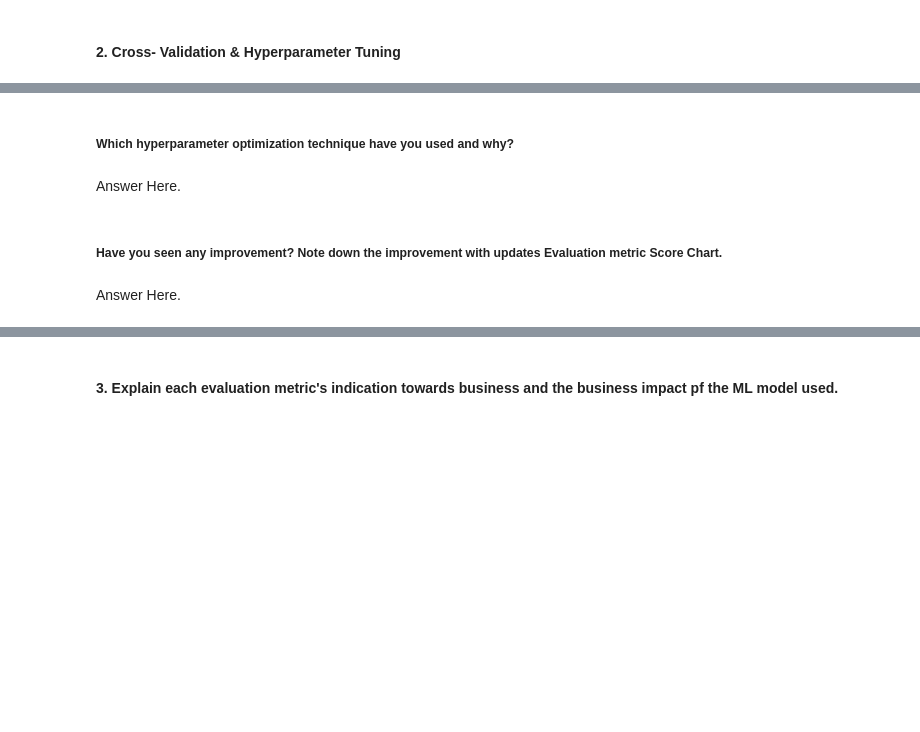
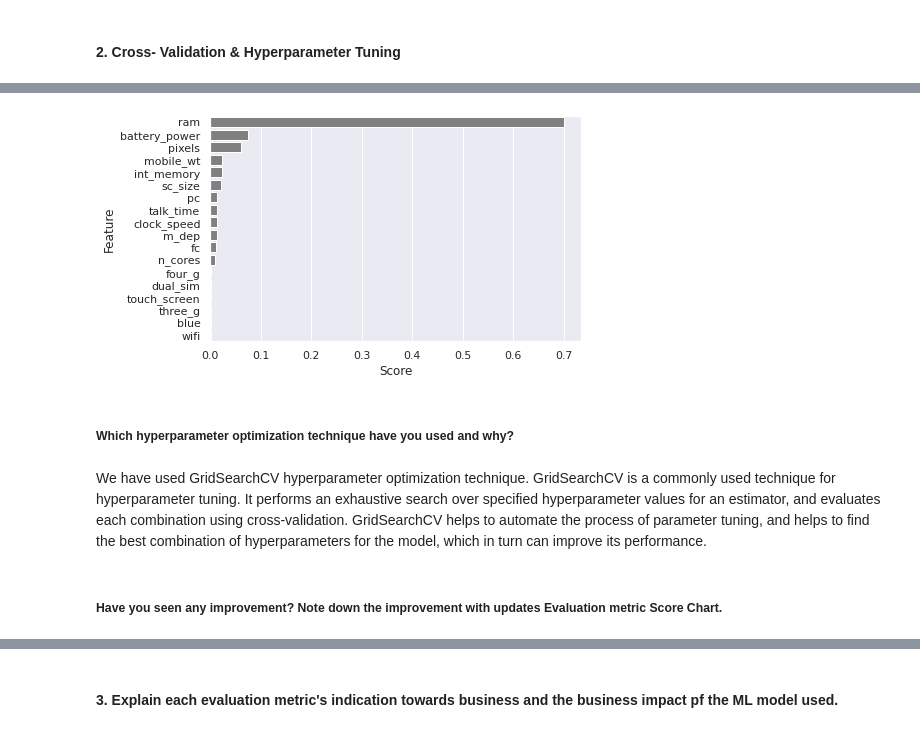
Before and after one commit to rajathAgalkote/MobilePriceRangePrediction_ML_classifier, a Jupyter notebook: Rajathadri_ML_Classifier_MobilePriceRangePrediction.ipynb, the cells around one changed output, grey strips where cells are left out. Cells and saved outputs as stored; diff of their text form; code cells hidden in the pictures; blank space fills up the shorter version.

```diff
--- a/Rajathadri_ML_Classifier_MobilePriceRangePrediction.ipynb
+++ b/Rajathadri_ML_Classifier_MobilePriceRangePrediction.ipynb
@@ -1480,0 +1709,4 @@ Overall, it appears that the logistic regression model with the selected hyperpa
+# %%
+feature_importance = pd.DataFrame({'Feature':X.columns,
+                                   'Score':clsr.feature_importances_}).sort_values(by='Score', ascending=False).reset_index(drop=True)
+feature_importance.head()
@@ -1481,8 +1720,12 @@ Overall, it appears that the logistic regression model with the selected hyperpa
+# %%
+fig, ax = plt.subplots()
+ax = sns.barplot(x=feature_importance['Score'], y=feature_importance['Feature'], color= 'grey')
+plt.show()
+# %% [output]
+[figure, added]
 # %% [markdown]
 ##### Which hyperparameter optimization technique have you used and why?
-# %% [markdown]
-Answer Here.
+# %% [markdown]
+We have used GridSearchCV hyperparameter optimization technique. GridSearchCV is a commonly used technique for hyperparameter tuning. It performs an exhaustive search over specified hyperparameter values for an estimator, and evaluates each combination using cross-validation. GridSearchCV helps to automate the process of parameter tuning, and helps to find the best combination of hyperparameters for the model, which in turn can improve its performance.
 # %% [markdown]
 ##### Have you seen any improvement? Note down the improvement with updates Evaluation metric Score Chart.
-# %% [markdown]
-Answer Here.
```
Also changed, not shown: parts of 24 cells of this notebook.
